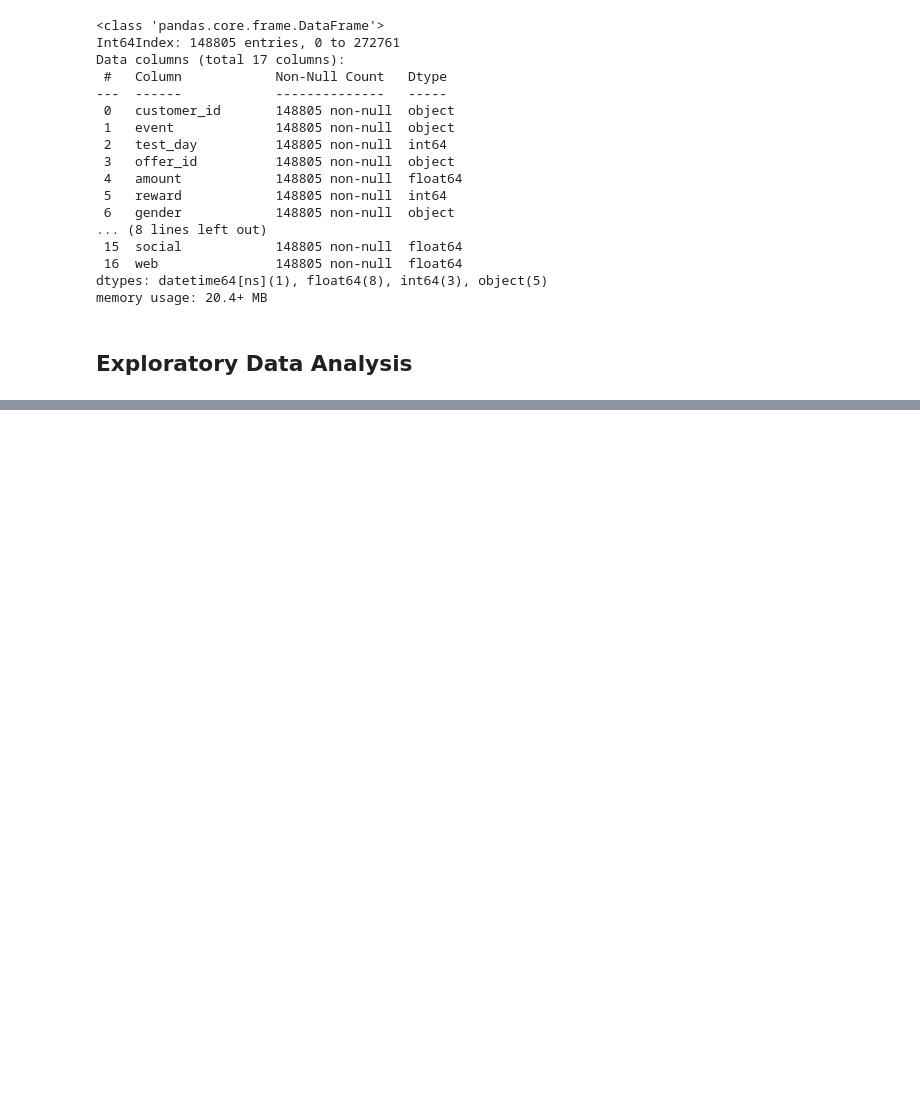
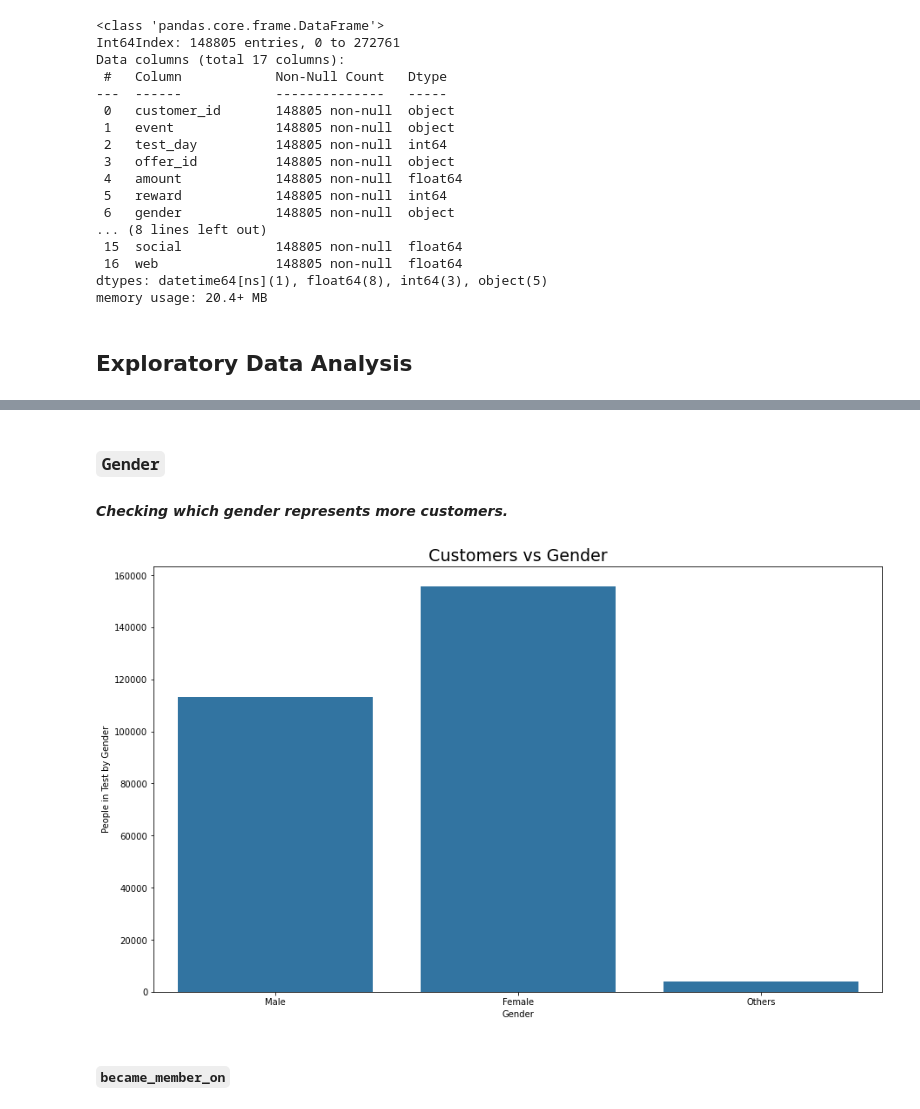
Before and after one commit to Shuniy/starbucks, a Jupyter notebook: Starbucks_Data_Analysis.ipynb, the cells around one changed output, grey strips where cells are left out. Drawn from its saved outputs; the diff is of its cells as text; code cells hidden in the pictures; blank space fills up the shorter version.

```diff
--- a/Starbucks_Data_Analysis.ipynb
+++ b/Starbucks_Data_Analysis.ipynb
@@ -181,0 +180,3 @@ memory usage: 20.4+ MB
+# %%
+# Fixing color scheme
+color = sb.color_palette()[0];
@@ -181,0 +204,16 @@ memory usage: 20.4+ MB
+# %% [markdown]
+### `Gender`
+#### *Checking which gender represents more customers.*
+# %%
+plt.figure(figsize = (15, 9))
+
+ax = sb.countplot(data = data, x = 'gender', color = color);
+
+plt.xlabel('Gender');
+plt.ylabel('People in Test by Gender')
+plt.title('Customers vs Gender', fontsize = 19);
+ax.set_xticklabels(['Male', 'Female', 'Others']);
+# %% [output]
+[figure, added]
+# %% [markdown]
+#### `became_member_on`
```
Also changed, not shown: parts of 15 cells of this notebook, 7 other files.
